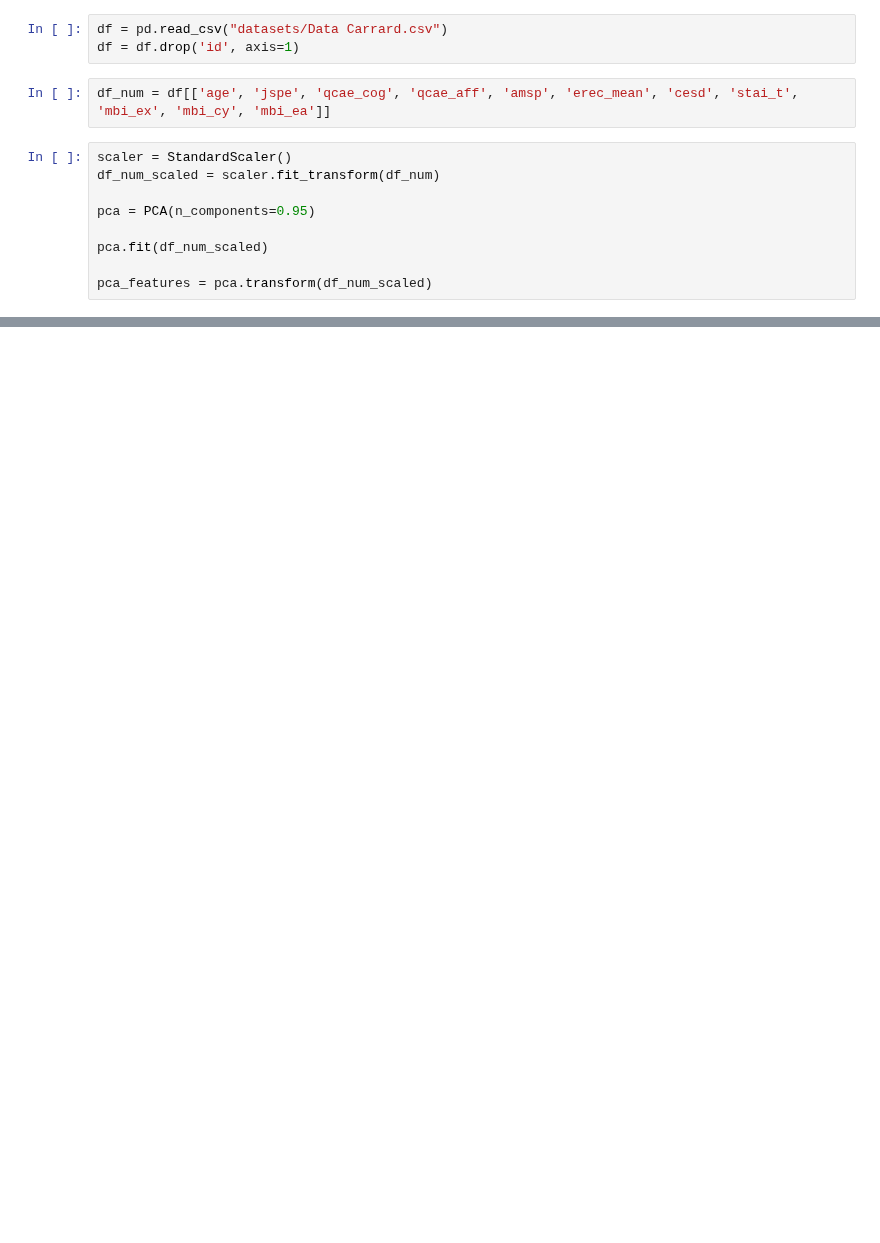
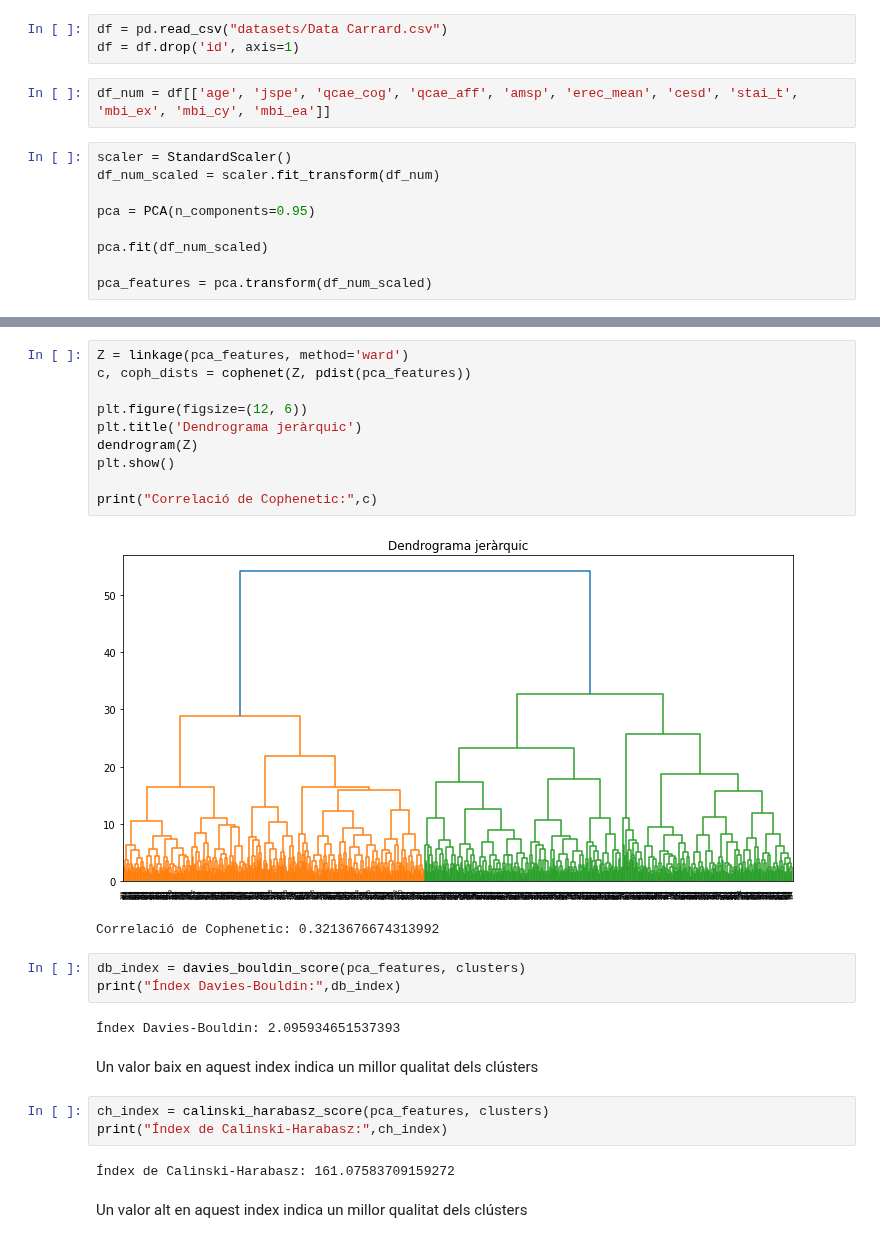
Before and after one commit to DCC-UAB/ACproject-07, a Jupyter notebook: codi/clustering_validity.ipynb, the cells around one changed output, grey strips where cells are left out. Drawn from its saved outputs; the diff is of its cells as text; blank space fills up the shorter version.

Commit message:
validacions clustering acabat

```diff
--- a/codi/clustering_validity.ipynb
+++ b/codi/clustering_validity.ipynb
@@ -39,0 +102,27 @@ Silhouette Score: 0.127478036091558
+# %%
+Z = linkage(pca_features, method='ward')
+c, coph_dists = cophenet(Z, pdist(pca_features))
+
+plt.figure(figsize=(12, 6))
+plt.title('Dendrograma jeràrquic')
+dendrogram(Z)
+plt.show()
+
+print("Correlació de Cophenetic:",c)
+# %% [output]
+[figure, added]
+Correlació de Cophenetic: 0.3213676674313992
+# %%
+db_index = davies_bouldin_score(pca_features, clusters)
+print("Índex Davies-Bouldin:",db_index)
+# %% [output]
+Índex Davies-Bouldin: 2.095934651537393
+# %% [markdown]
+Un valor baix en aquest index indica un millor qualitat dels clústers
+# %%
+ch_index = calinski_harabasz_score(pca_features, clusters)
+print("Índex de Calinski-Harabasz:",ch_index)
+# %% [output]
+Índex de Calinski-Harabasz: 161.07583709159272
+# %% [markdown]
+Un valor alt en aquest index indica un millor qualitat dels clústers
```
Also changed, not shown: parts of 13 cells of this notebook.
